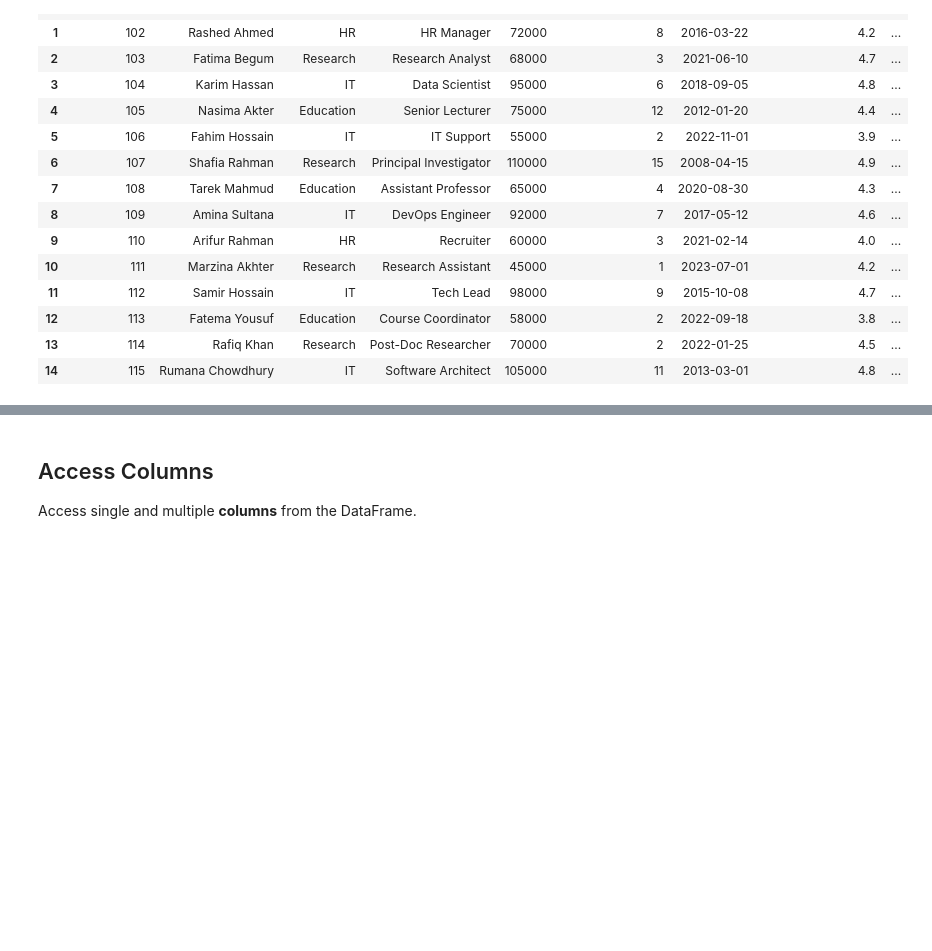
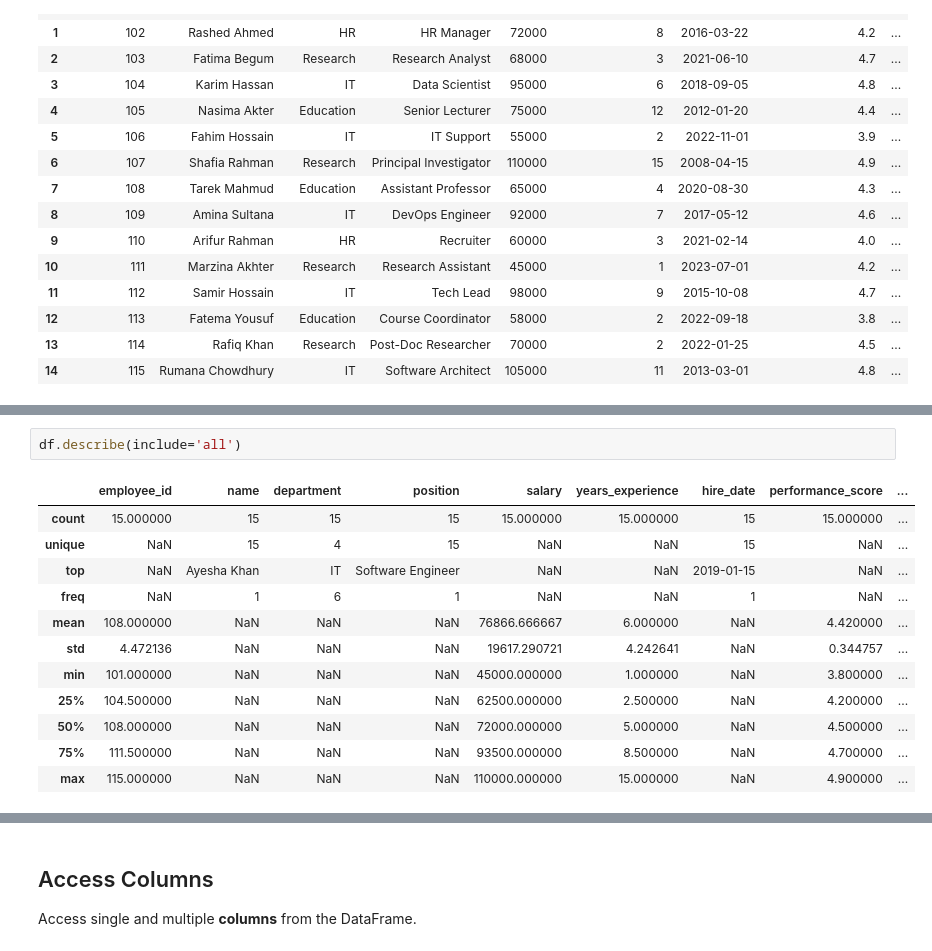
Before and after one commit to MdMostafizurRahaman/IIT-short-course, a Jupyter notebook: Class-12/lecture_12_demo.ipynb, the cells around one changed output, grey strips where cells are left out. Saved outputs shown, nothing was run; the diff lists cells and outputs as text; blank space fills up the shorter version.

```diff
--- a/Class-12/lecture_12_demo.ipynb
+++ b/Class-12/lecture_12_demo.ipynb
@@ -119,0 +195,15 @@ Shape: (15, 9)
+# %%
+df.describe(include='all')
+# %% [output]
+|  | employee_id | name | department | position | salary | years_experience | hire_date | performance_score | ... |
+| count | 15.000000 | 15 | 15 | 15 | 15.000000 | 15.000000 | 15 | 15.000000 | ... |
+| unique | NaN | 15 | 4 | 15 | NaN | NaN | 15 | NaN | ... |
+| top | NaN | Ayesha Khan | IT | Software Engineer | NaN | NaN | 2019-01-15 | NaN | ... |
+| freq | NaN | 1 | 6 | 1 | NaN | NaN | 1 | NaN | ... |
+| mean | 108.000000 | NaN | NaN | NaN | 76866.666667 | 6.000000 | NaN | 4.420000 | ... |
+| std | 4.472136 | NaN | NaN | NaN | 19617.290721 | 4.242641 | NaN | 0.344757 | ... |
+| min | 101.000000 | NaN | NaN | NaN | 45000.000000 | 1.000000 | NaN | 3.800000 | ... |
+| 25% | 104.500000 | NaN | NaN | NaN | 62500.000000 | 2.500000 | NaN | 4.200000 | ... |
+| 50% | 108.000000 | NaN | NaN | NaN | 72000.000000 | 5.000000 | NaN | 4.500000 | ... |
+| 75% | 111.500000 | NaN | NaN | NaN | 93500.000000 | 8.500000 | NaN | 4.700000 | ... |
+| max | 115.000000 | NaN | NaN | NaN | 110000.000000 | 15.000000 | NaN | 4.900000 | ... |
```
Also changed, not shown: parts of 11 cells of this notebook, 7 other files.
